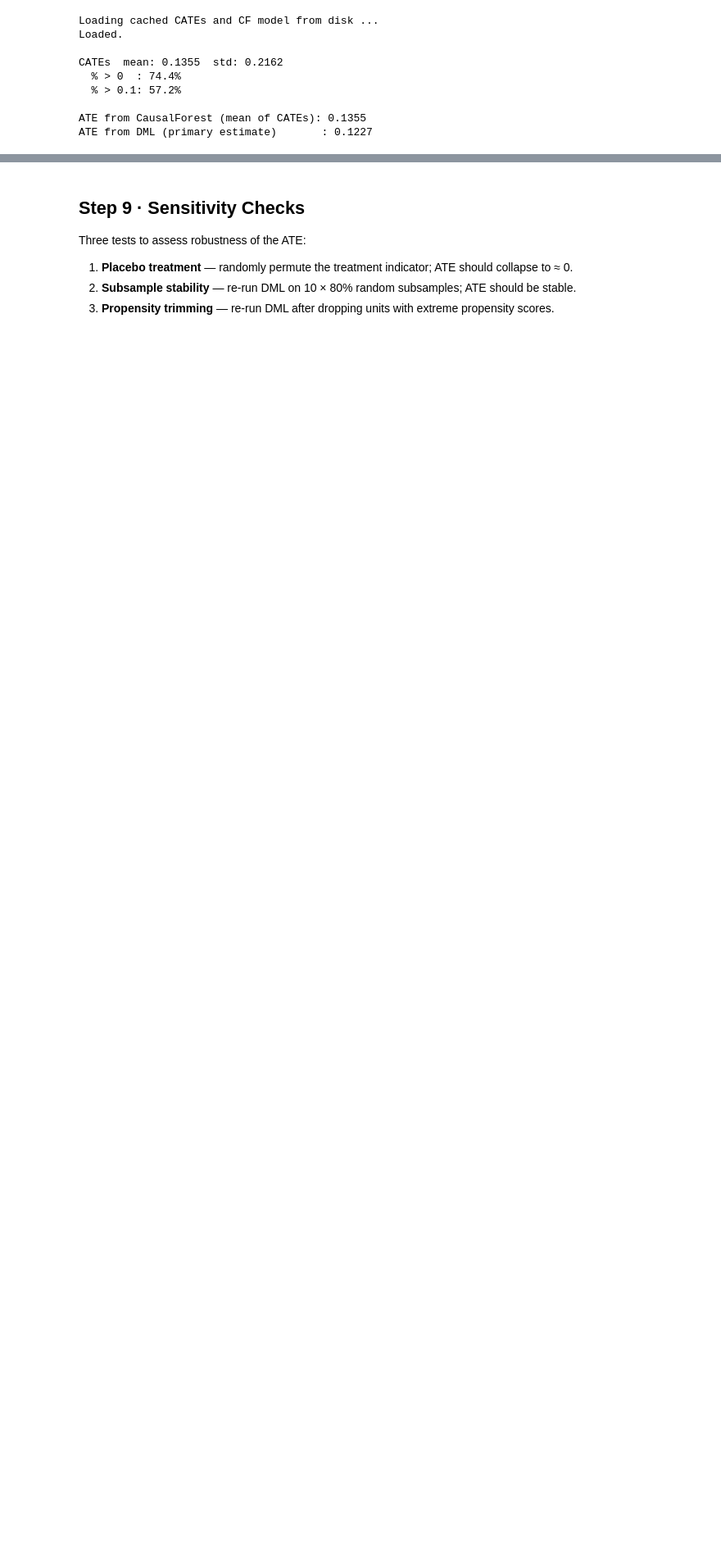
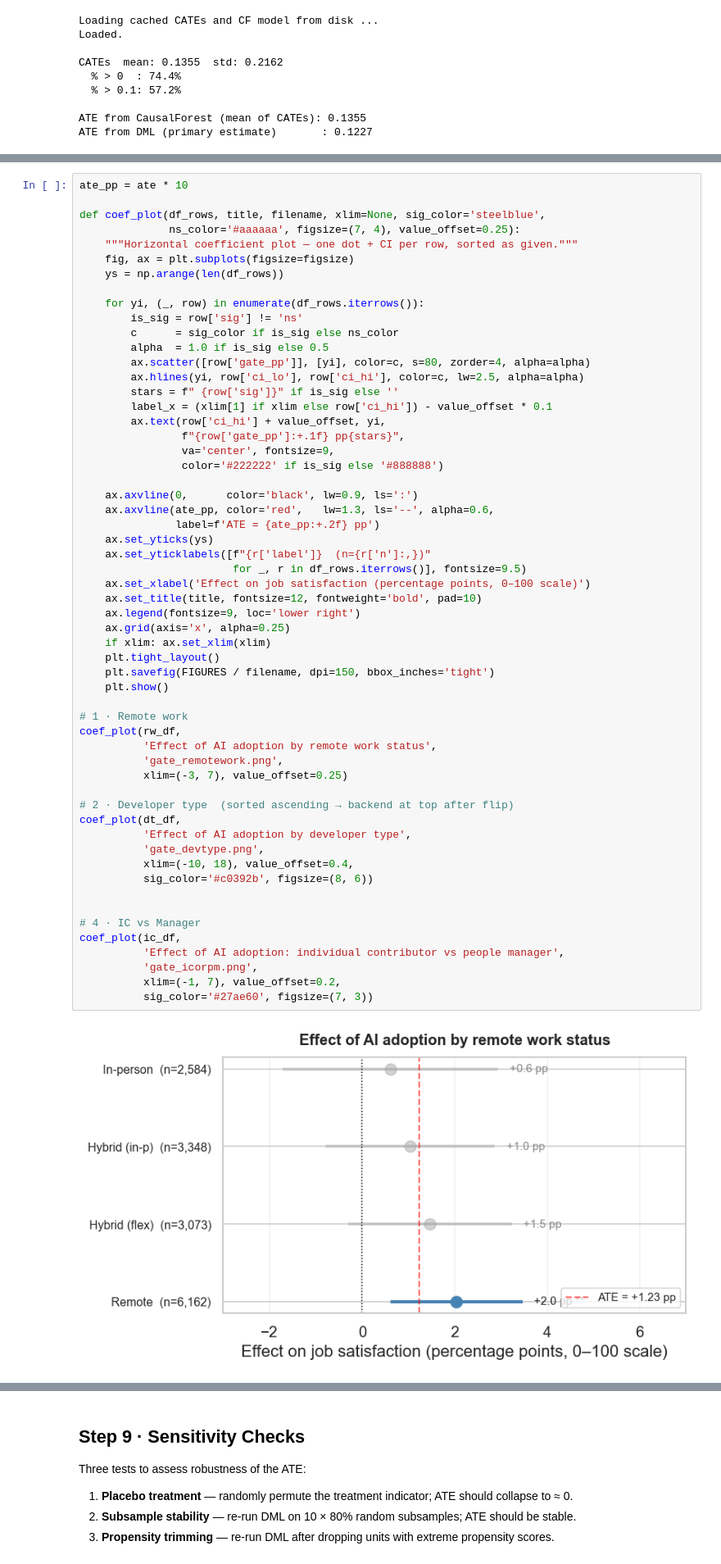
Before and after one commit to SivertIvarhus/Master-Thesis-NOVA-SBE-BA, a Jupyter notebook: notebooks/03-modeling.ipynb, the cells around one changed output, grey strips where cells are left out. Shown at 82% size. Cells and saved outputs as stored; diff of their text form; blank space fills up the shorter version.

```diff
--- a/notebooks/03-modeling.ipynb
+++ b/notebooks/03-modeling.ipynb
@@ -795,0 +633,59 @@ Overall AI sentiment (1–5)  (AISent)  —  6 categories
+# %%
+ate_pp = ate * 10
+
+def coef_plot(df_rows, title, filename, xlim=None, sig_color='steelblue',
+              ns_color='#aaaaaa', figsize=(7, 4), value_offset=0.25):
+    """Horizontal coefficient plot — one dot + CI per row, sorted as given."""
+    fig, ax = plt.subplots(figsize=figsize)
+    ys = np.arange(len(df_rows))
+
+    for yi, (_, row) in enumerate(df_rows.iterrows()):
+        is_sig = row['sig'] != 'ns'
+        c      = sig_color if is_sig else ns_color
+        alpha  = 1.0 if is_sig else 0.5
+        ax.scatter([row['gate_pp']], [yi], color=c, s=80, zorder=4, alpha=alpha)
+        ax.hlines(yi, row['ci_lo'], row['ci_hi'], color=c, lw=2.5, alpha=alpha)
+        stars = f" {row['sig']}" if is_sig else ''
+        label_x = (xlim[1] if xlim else row['ci_hi']) - value_offset * 0.1
+        ax.text(row['ci_hi'] + value_offset, yi,
+                f"{row['gate_pp']:+.1f} pp{stars}",
+                va='center', fontsize=9,
+                color='#222222' if is_sig else '#888888')
+
+    ax.axvline(0,      color='black', lw=0.9, ls=':')
+    ax.axvline(ate_pp, color='red',   lw=1.3, ls='--', alpha=0.6,
+               label=f'ATE = {ate_pp:+.2f} pp')
+    ax.set_yticks(ys)
+    ax.set_yticklabels([f"{r['label']}  (n={r['n']:,})"
+                        for _, r in df_rows.iterrows()], fontsize=9.5)
+    ax.set_xlabel('Effect on job satisfaction (percentage points, 0–100 scale)')
+    ax.set_title(title, fontsize=12, fontweight='bold', pad=10)
+    ax.legend(fontsize=9, loc='lower right')
+    ax.grid(axis='x', alpha=0.25)
+    if xlim: ax.set_xlim(xlim)
+    plt.tight_layout()
+    plt.savefig(FIGURES / filename, dpi=150, bbox_inches='tight')
+    plt.show()
+
+# 1 · Remote work
+coef_plot(rw_df,
+          'Effect of AI adoption by remote work status',
+          'gate_remotework.png',
+          xlim=(-3, 7), value_offset=0.25)
+
+# 2 · Developer type  (sorted ascending → backend at top after flip)
+coef_plot(dt_df,
+          'Effect of AI adoption by developer type',
+          'gate_devtype.png',
+          xlim=(-10, 18), value_offset=0.4,
+          sig_color='#c0392b', figsize=(8, 6))
+
+
+# 4 · IC vs Manager
+coef_plot(ic_df,
+          'Effect of AI adoption: individual contributor vs people manager',
+          'gate_icorpm.png',
+          xlim=(-1, 7), value_offset=0.2,
+          sig_color='#27ae60', figsize=(7, 3))
+# %% [output]
+[figure, added]
```
Also changed, not shown: parts of 21 cells of this notebook.
